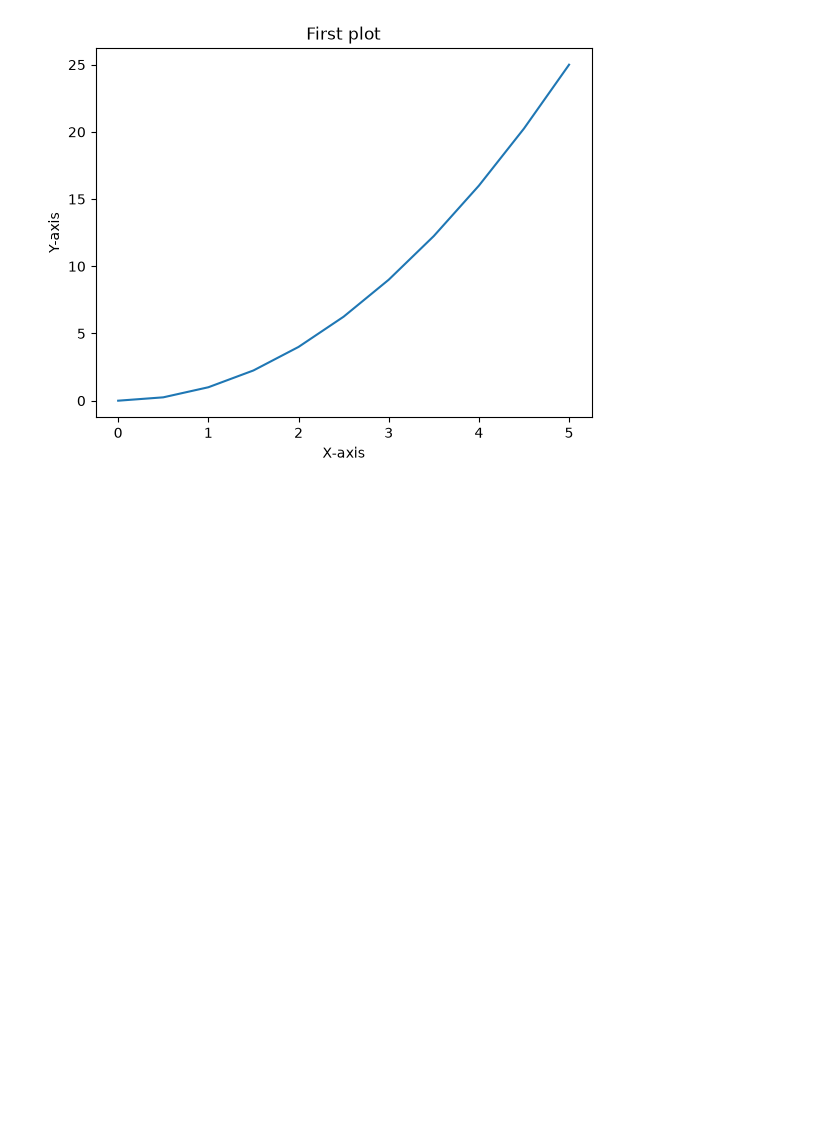
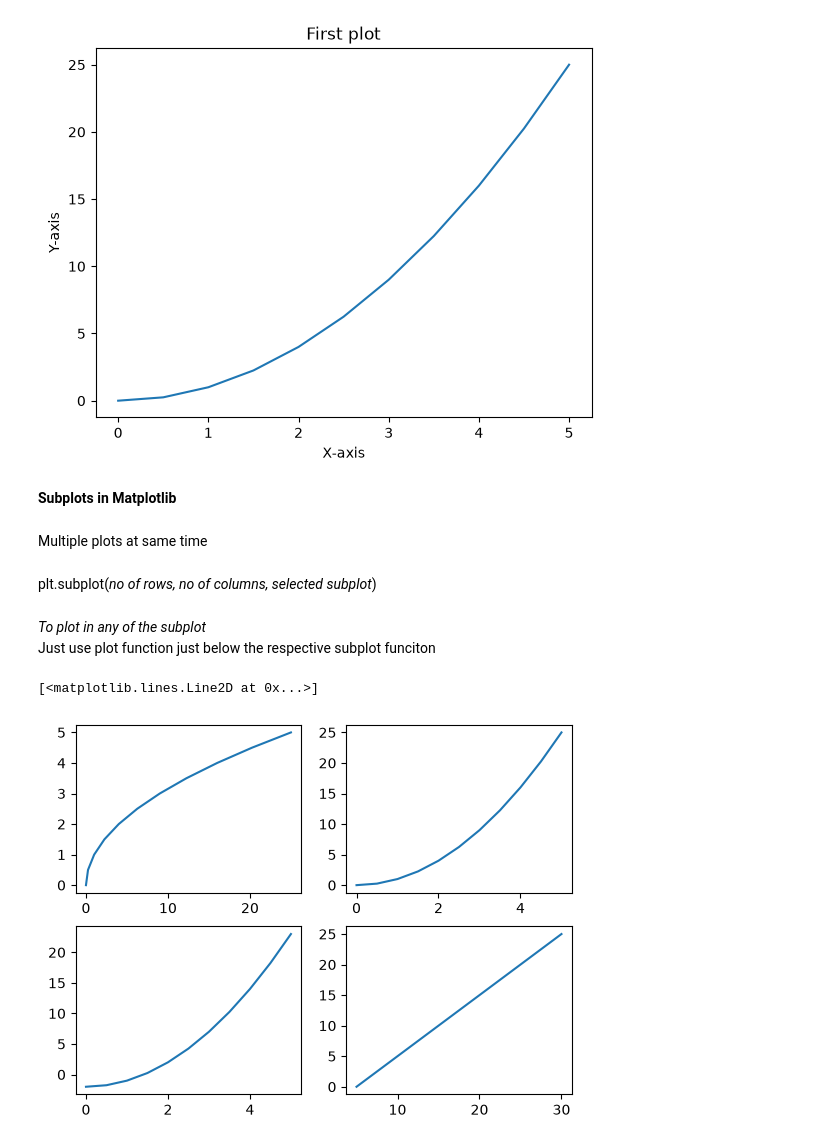
Before and after one commit to praful011-nep/ML-Playground, a Jupyter notebook: Data_Visualization/1.Matplotlib.ipynb, the cells around one changed output. Drawn from its saved outputs; the diff is of its cells as text; code cells hidden in the pictures; blank space fills up the shorter version.

Commit message:
Demostration of subplots Matplotlib

```diff
--- a/Data_Visualization/1.Matplotlib.ipynb
+++ b/Data_Visualization/1.Matplotlib.ipynb
@@ -42,3 +42,24 @@ plt.ylabel("Y-axis")
 # %% [output]
 Text(0, 0.5, 'Y-axis')
 [figure]
+# %% [markdown]
+**Subplots in Matplotlib**
+# %% [markdown]
+Multiple plots at same time
+# %% [markdown]
+plt.subplot(*no of rows, no of columns, selected subplot*)
+# %% [markdown]
+*To plot in any of the subplot*
+Just use plot function just below the respective subplot funciton
+# %%
+plt.subplot(2,2,1)
+plt.plot(b,a)
+plt.subplot(2,2,2)
+plt.plot(a,b)
+plt.subplot(2,2,3)
+m = plt.plot(a,b-2)
+plt.subplot(2,2,4)
+plt.plot(b+5,a**2)
+# %% [output]
+[<matplotlib.lines.Line2D at 0x...>]
+[figure, added]
```
